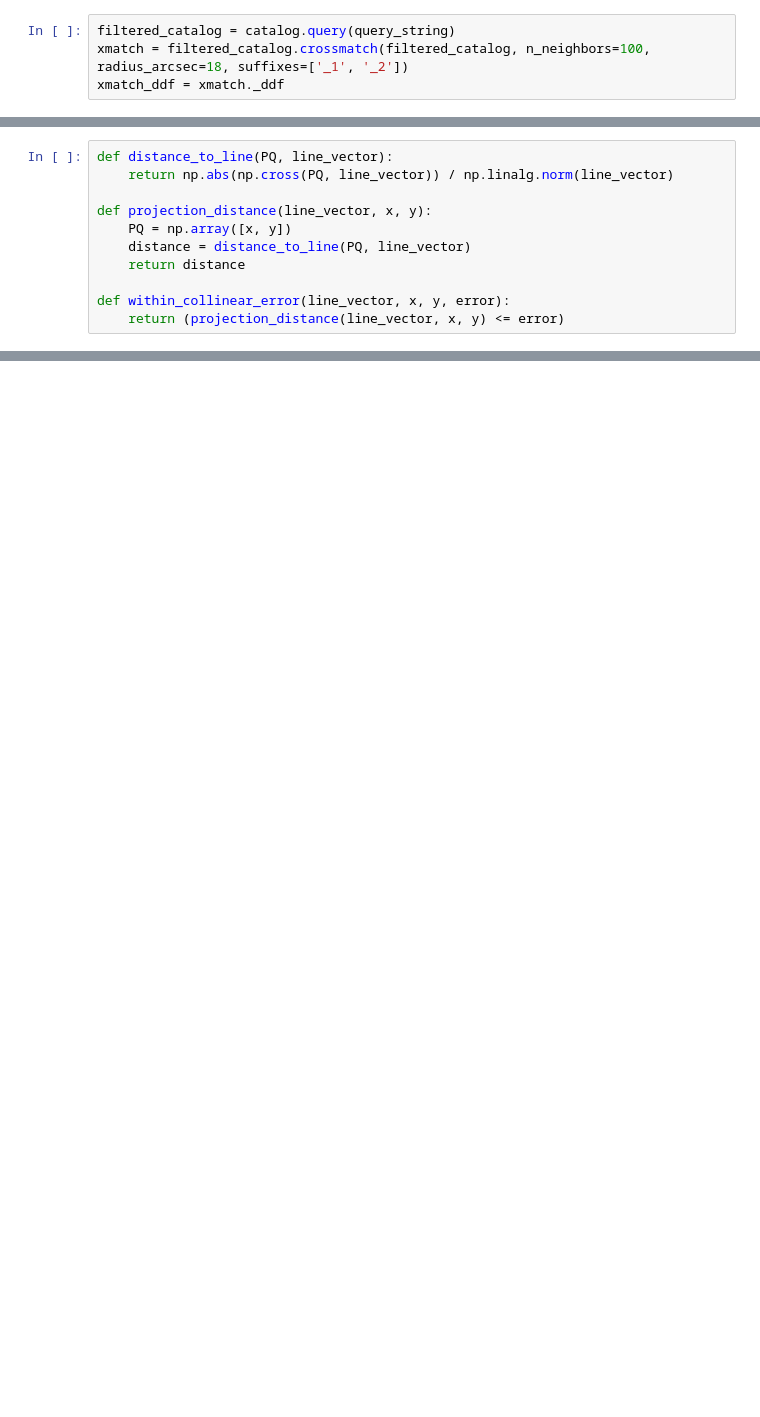
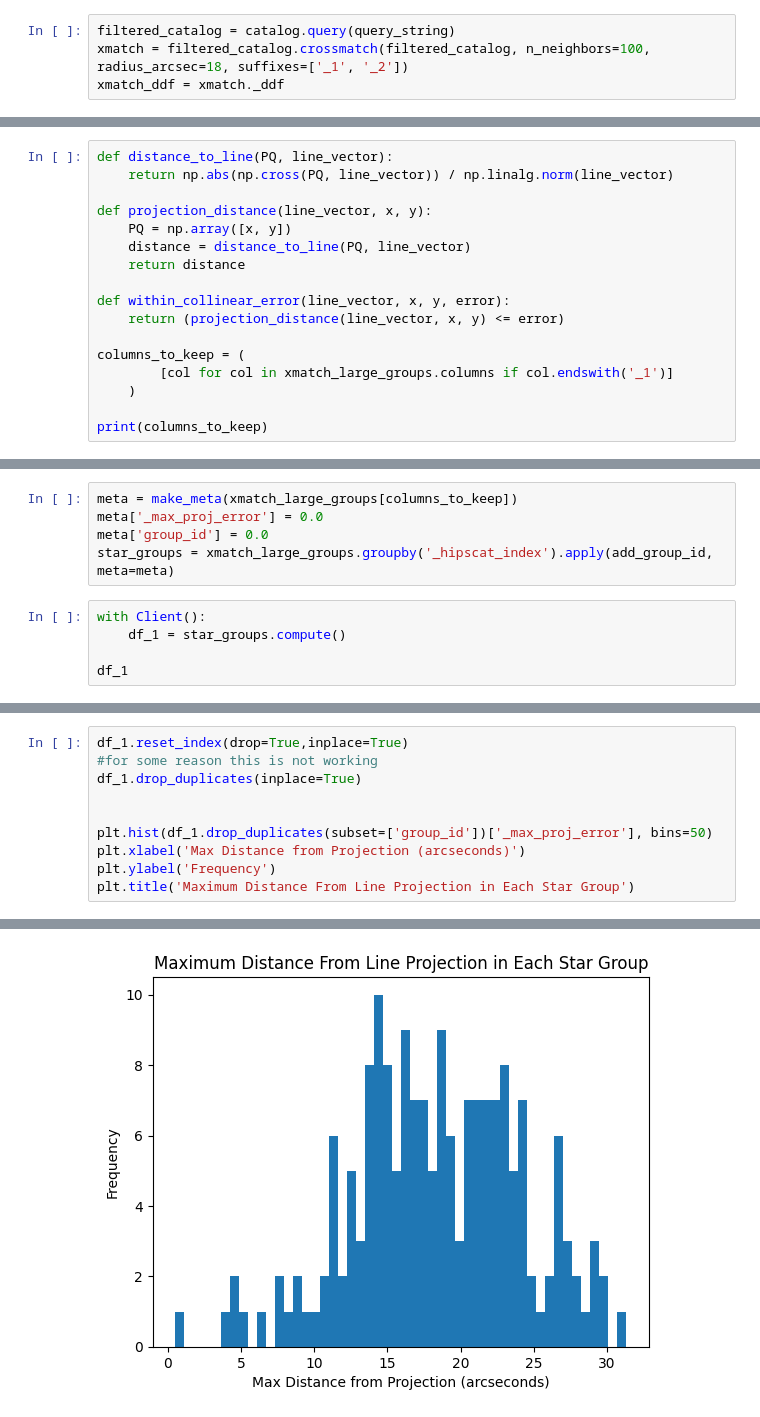
Before and after one commit to JoaoDPassos/brown-dwarf-search, a Jupyter notebook: xmatch_dask.ipynb, the cells around one changed output, grey strips where cells are left out. Drawn from its saved outputs; the diff is of its cells as text; blank space fills up the shorter version.

```diff
--- a/xmatch_dask.ipynb
+++ b/xmatch_dask.ipynb
@@ -47,3 +50,9 @@ def projection_distance(line_vector, x, y):
 
 def within_collinear_error(line_vector, x, y, error):
     return (projection_distance(line_vector, x, y) <= error)
+
+columns_to_keep = (
+        [col for col in xmatch_large_groups.columns if col.endswith('_1')]
+    )
+
+print(columns_to_keep)
@@ -85,3 +95,13 @@ def max_proj_error(group):
 
 #make this return row instead of group with aggregated result (less columns)
 #instead of max_distance, return something like second minimum distance because max_distance is not good filter
+# %%
+meta = make_meta(xmatch_large_groups[columns_to_keep])
+meta['_max_proj_error'] = 0.0
+meta['group_id'] = 0.0
+star_groups = xmatch_large_groups.groupby('_hipscat_index').apply(add_group_id, meta=meta)
+# %%
+with Client():
+    df_1 = star_groups.compute()
+
+df_1
@@ -87,0 +123,11 @@ def max_proj_error(group):
+# %%
+df_1.reset_index(drop=True,inplace=True)
+#for some reason this is not working
+df_1.drop_duplicates(inplace=True)
+
+
+plt.hist(df_1.drop_duplicates(subset=['group_id'])['_max_proj_error'], bins=50)
+plt.xlabel('Max Distance from Projection (arcseconds)')
+plt.ylabel('Frequency')
+plt.title('Maximum Distance From Line Projection in Each Star Group')
+# %% [output]
@@ -87,0 +135 @@ def max_proj_error(group):
+[figure, added]
```
Also changed, not shown: parts of 21 cells of this notebook.
